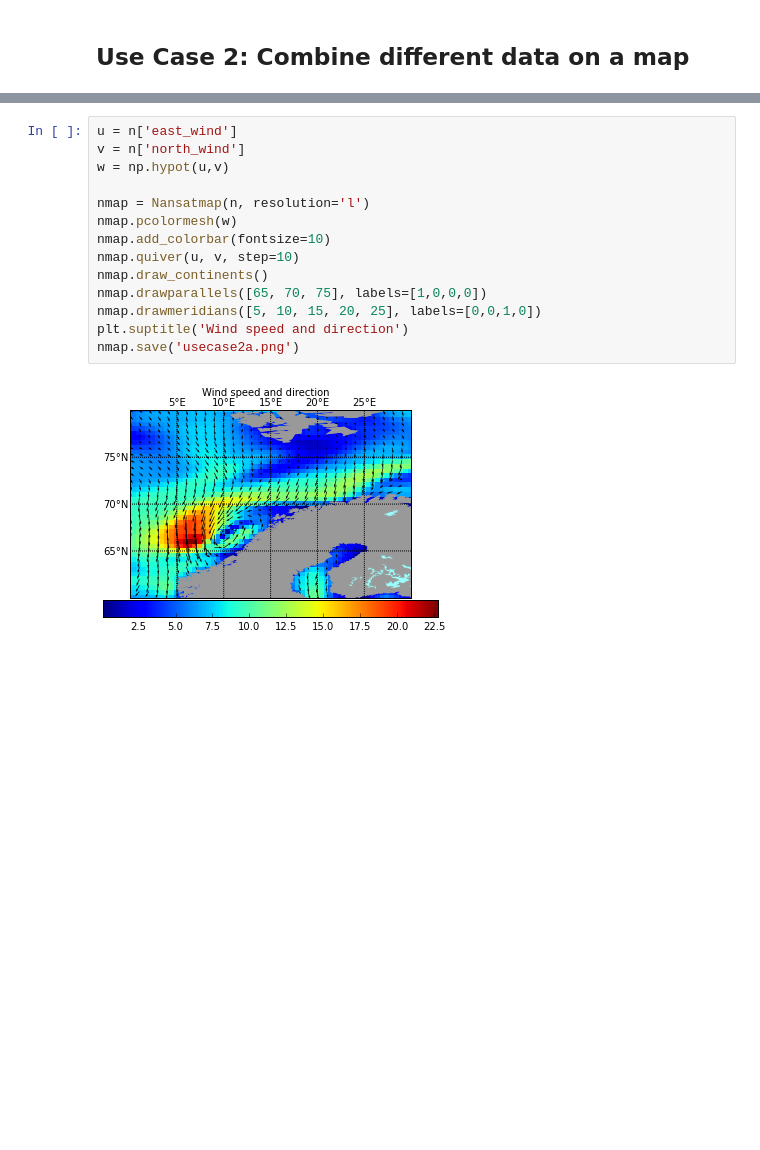
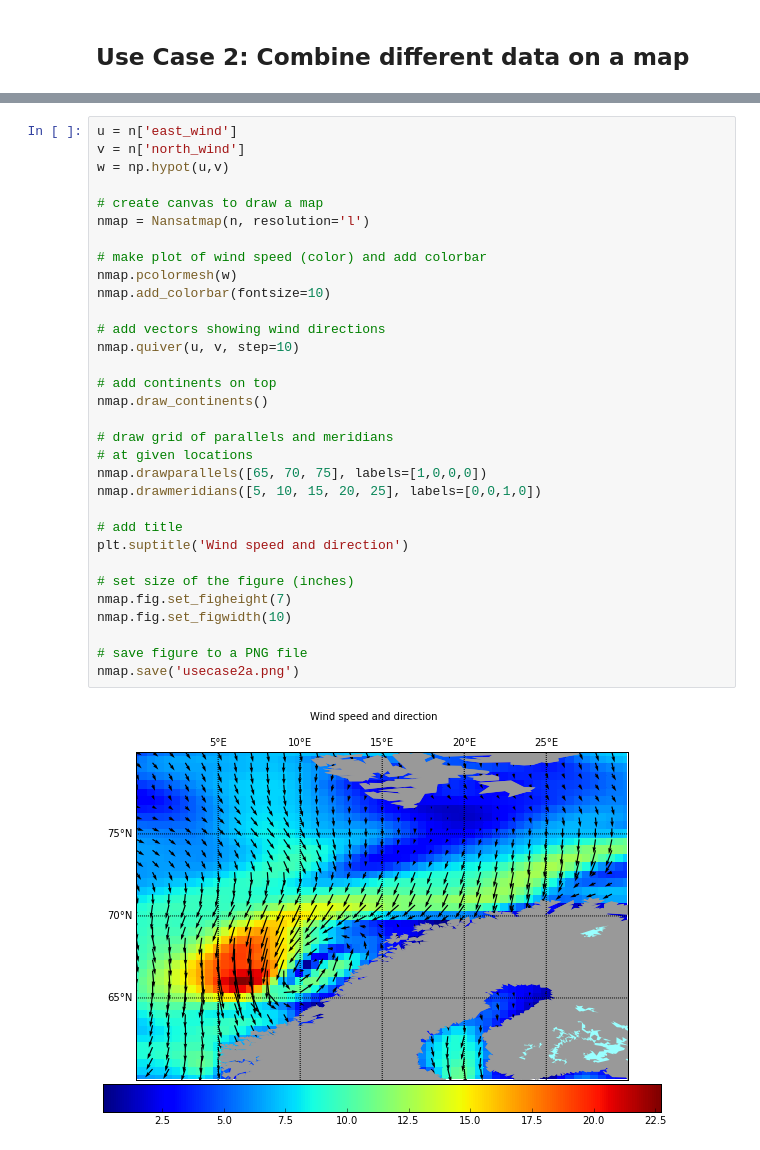
Before and after one commit to nansencenter/nansat-lectures, a Jupyter notebook: nansat_usecase02.ipynb, the cells around one changed output, grey strips where cells are left out. Cells and saved outputs as stored; diff of their text form; blank space fills up the shorter version.

```diff
--- a/nansat_usecase02.ipynb
+++ b/nansat_usecase02.ipynb
@@ -33,16 +31,34 @@ Corners (lon, lat):
 # %%
 u = n['east_wind']
 v = n['north_wind']
 w = np.hypot(u,v)
 
+# create canvas to draw a map
 nmap = Nansatmap(n, resolution='l')
+
+# make plot of wind speed (color) and add colorbar
 nmap.pcolormesh(w)
 nmap.add_colorbar(fontsize=10)
+
+# add vectors showing wind directions
 nmap.quiver(u, v, step=10)
+
+# add continents on top
 nmap.draw_continents()
+
+# draw grid of parallels and meridians
+# at given locations
 nmap.drawparallels([65, 70, 75], labels=[1,0,0,0])
 nmap.drawmeridians([5, 10, 15, 20, 25], labels=[0,0,1,0])
+
+# add title
 plt.suptitle('Wind speed and direction')
+
+# set size of the figure (inches)
+nmap.fig.set_figheight(7)
+nmap.fig.set_figwidth(10)
+
+# save figure to a PNG file
 nmap.save('usecase2a.png')
 # %% [output]
-[figure, old version]
+[figure, new version]
```
Also changed, not shown: parts of 1 cell of this notebook, 3 other files.
